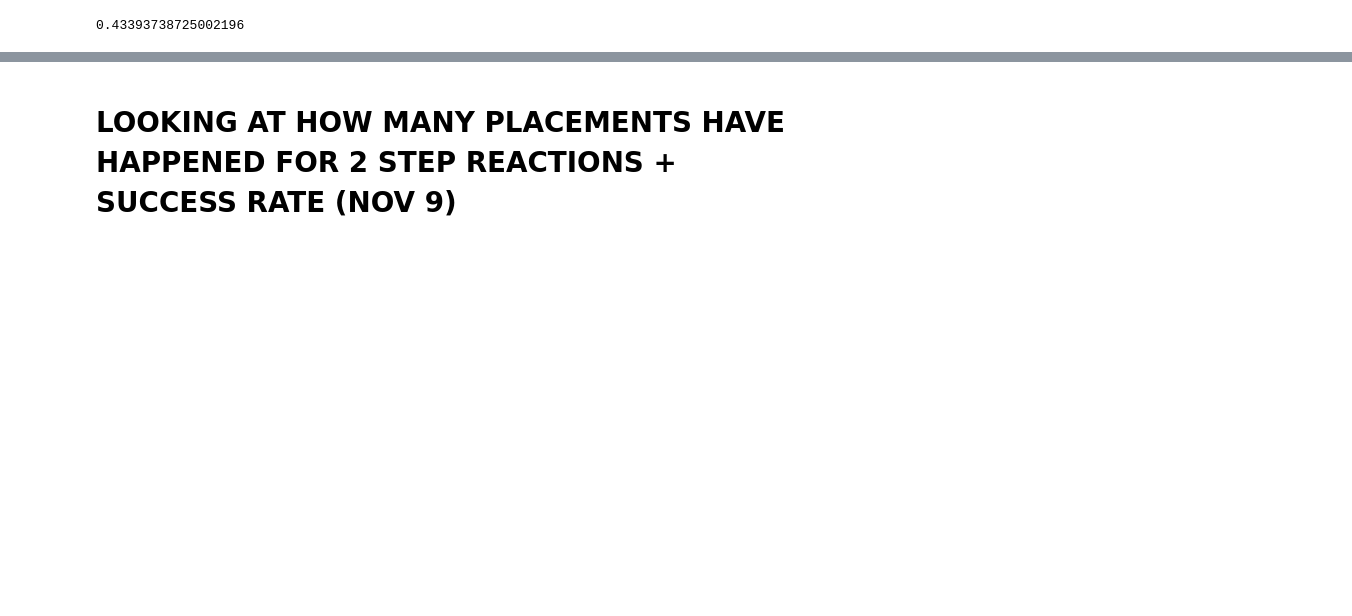
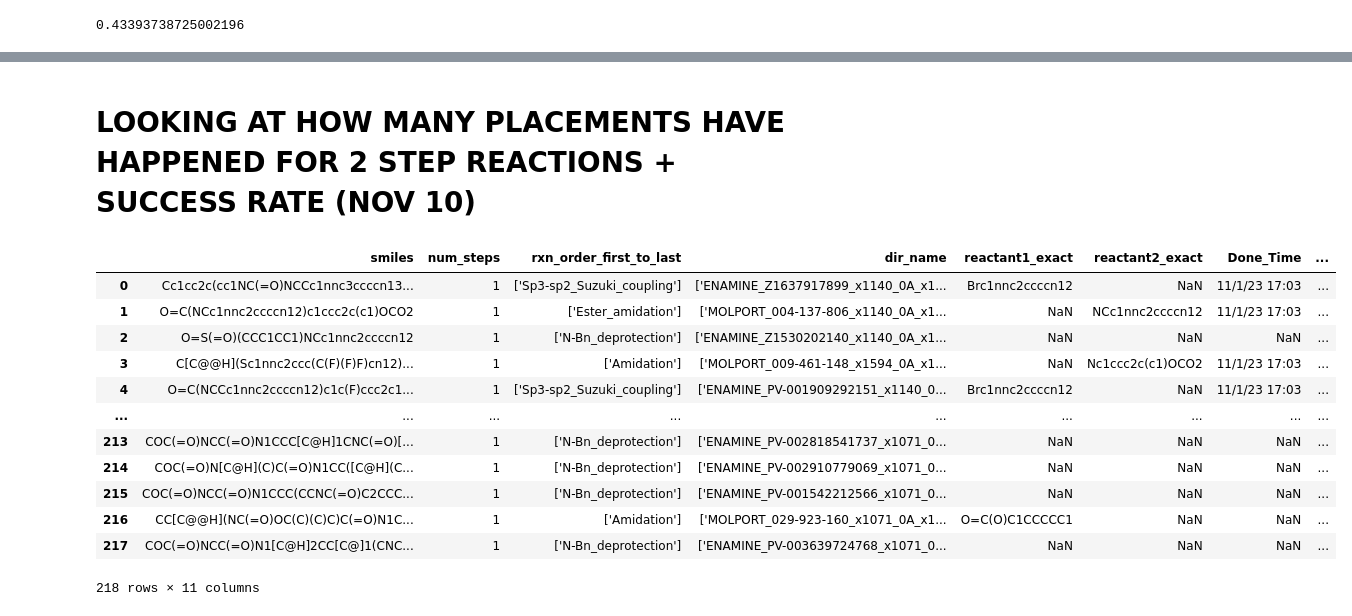
Before and after one commit to kate-fie/syndirella, a Jupyter notebook: nbs/how_many_placements.ipynb, the cells around one changed output, grey strips where cells are left out. Drawn from its saved outputs; the diff is of its cells as text; code cells hidden in the pictures; blank space fills up the shorter version.

```diff
--- a/nbs/how_many_placements.ipynb
+++ b/nbs/how_many_placements.ipynb
@@ -348,2 +382,19 @@ df_placed['ratio_success'].mean()
 # %% [markdown]
-# LOOKING AT HOW MANY PLACEMENTS HAVE HAPPENED FOR 2 STEP REACTIONS + SUCCESS RATE (NOV 9)
+# LOOKING AT HOW MANY PLACEMENTS HAVE HAPPENED FOR 2 STEP REACTIONS + SUCCESS RATE (NOV 10)
+# %%
+df = pd.read_csv('/Users/kate_fieseler/PycharmProjects/retrievesynthesizable/D68EV3CPROA/routes_data/D68EV3CPROA_enumeration_oct10_first_route_2_step_FORWARD_2nd_step_OUTPUT_SUCCESS.csv', index_col=0)
+df
+# %% [output]
+|  | smiles | num_steps | rxn_order_first_to_last | dir_name | reactant1_exact | reactant2_exact | Done_Time | ... |
+| 0 | Cc1cc2c(cc1NC(=O)NCCc1nnc3ccccn13... | 1 | ['Sp3-sp2_Suzuki_coupling'] | ['ENAMINE_Z1637917899_x1140_0A_x1... | Brc1nnc2ccccn12 | NaN | 11/1/23 17:03 | ... |
+| 1 | O=C(NCc1nnc2ccccn12)c1ccc2c(c1)OCO2 | 1 | ['Ester_amidation'] | ['MOLPORT_004-137-806_x1140_0A_x1... | NaN | NCc1nnc2ccccn12 | 11/1/23 17:03 | ... |
+| 2 | O=S(=O)(CCC1CC1)NCc1nnc2ccccn12 | 1 | ['N-Bn_deprotection'] | ['ENAMINE_Z1530202140_x1140_0A_x1... | NaN | NaN | NaN | ... |
+| 3 | C[C@@H](Sc1nnc2ccc(C(F)(F)F)cn12)... | 1 | ['Amidation'] | ['MOLPORT_009-461-148_x1594_0A_x1... | NaN | Nc1ccc2c(c1)OCO2 | 11/1/23 17:03 | ... |
+| 4 | O=C(NCCc1nnc2ccccn12)c1c(F)ccc2c1... | 1 | ['Sp3-sp2_Suzuki_coupling'] | ['ENAMINE_PV-001909292151_x1140_0... | Brc1nnc2ccccn12 | NaN | 11/1/23 17:03 | ... |
+| ... | ... | ... | ... | ... | ... | ... | ... | ... |
+| 213 | COC(=O)NCC(=O)N1CCC[C@H]1CNC(=O)[... | 1 | ['N-Bn_deprotection'] | ['ENAMINE_PV-002818541737_x1071_0... | NaN | NaN | NaN | ... |
+| 214 | COC(=O)N[C@H](C)C(=O)N1CC([C@H](C... | 1 | ['N-Bn_deprotection'] | ['ENAMINE_PV-002910779069_x1071_0... | NaN | NaN | NaN | ... |
+| 215 | COC(=O)NCC(=O)N1CCC(CCNC(=O)C2CCC... | 1 | ['N-Bn_deprotection'] | ['ENAMINE_PV-001542212566_x1071_0... | NaN | NaN | NaN | ... |
+| 216 | CC[C@@H](NC(=O)OC(C)(C)C)C(=O)N1C... | 1 | ['Amidation'] | ['MOLPORT_029-923-160_x1071_0A_x1... | O=C(O)C1CCCCC1 | NaN | NaN | ... |
+| 217 | COC(=O)NCC(=O)N1[C@H]2CC[C@]1(CNC... | 1 | ['N-Bn_deprotection'] | ['ENAMINE_PV-003639724768_x1071_0... | NaN | NaN | NaN | ... |
+218 rows × 11 columns
```
Also changed, not shown: parts of 17 cells of this notebook, 5 other files.
